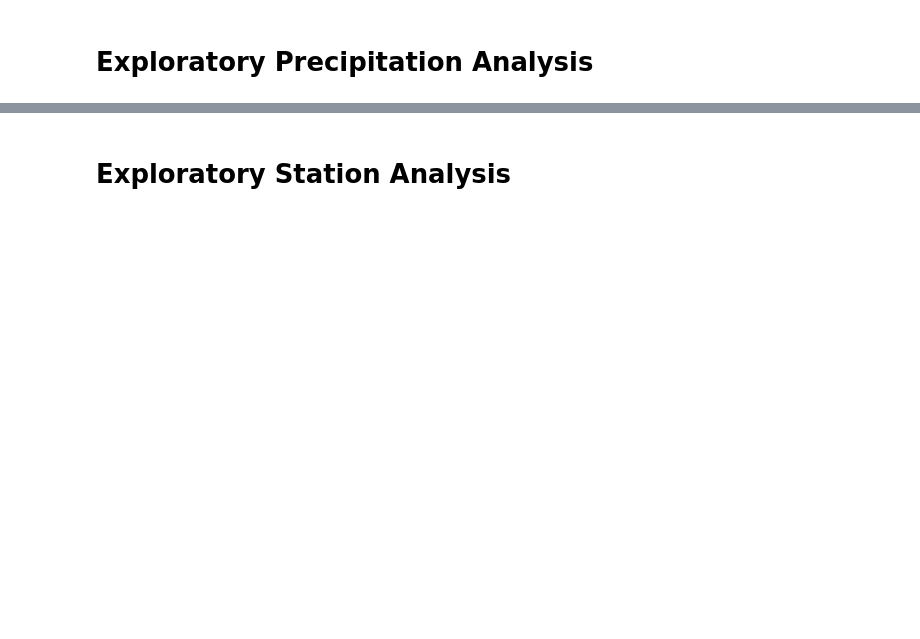
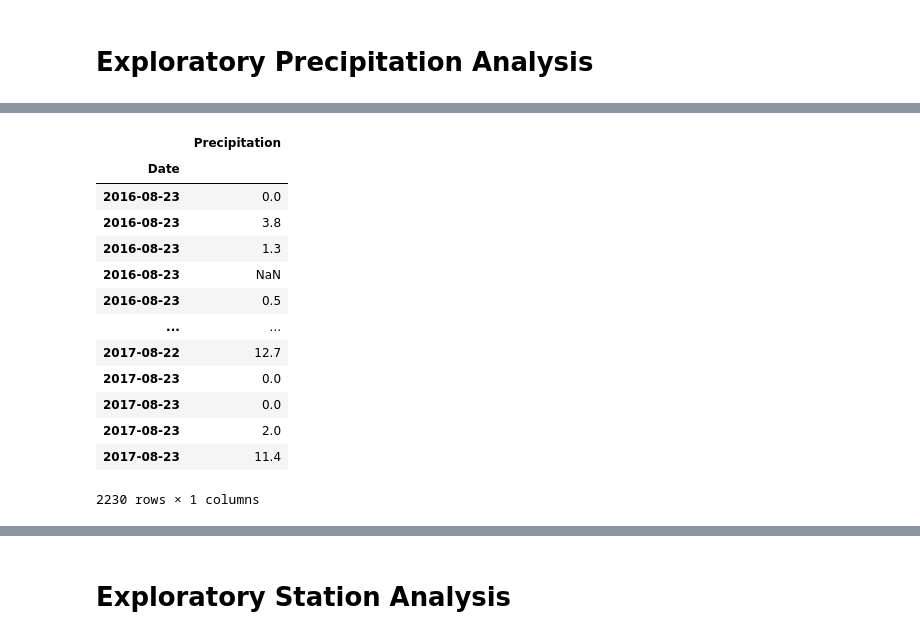
Before and after one commit to dhungelgd/sql-alchemy-challenge, a Jupyter notebook: SurfsUp/climate_starter.ipynb, the cells around one changed output, grey strips where cells are left out. Cells and saved outputs as stored; diff of their text form; code cells hidden in the pictures; blank space fills up the shorter version.

```diff
--- a/SurfsUp/climate_starter.ipynb
+++ b/SurfsUp/climate_starter.ipynb
@@ -53,0 +79,19 @@ engine = create_engine("sqlite:///Resources/hawaii.sqlite")
+# %%
+# Sort the dataframe by date
+df_precipitation.sort_index(inplace = True)
+df_precipitation
+# %% [output]
+|  | Precipitation |
+| Date |  |
+| 2016-08-23 | 0.0 |
+| 2016-08-23 | 3.8 |
+| 2016-08-23 | 1.3 |
+| 2016-08-23 | NaN |
+| 2016-08-23 | 0.5 |
+| ... | ... |
+| 2017-08-22 | 12.7 |
+| 2017-08-23 | 0.0 |
+| 2017-08-23 | 0.0 |
+| 2017-08-23 | 2.0 |
+| 2017-08-23 | 11.4 |
+2230 rows × 1 columns
```
Also changed, not shown: parts of 16 cells of this notebook.
